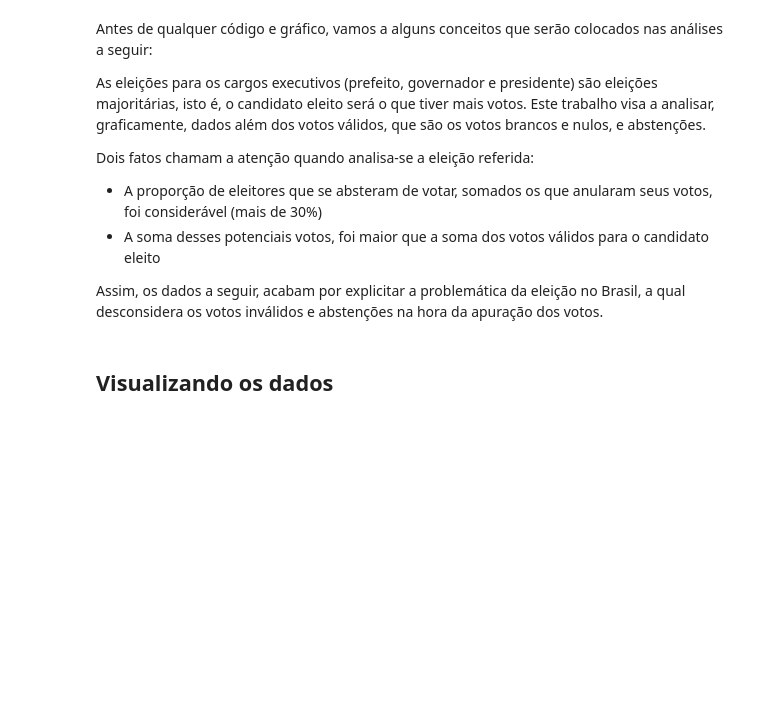
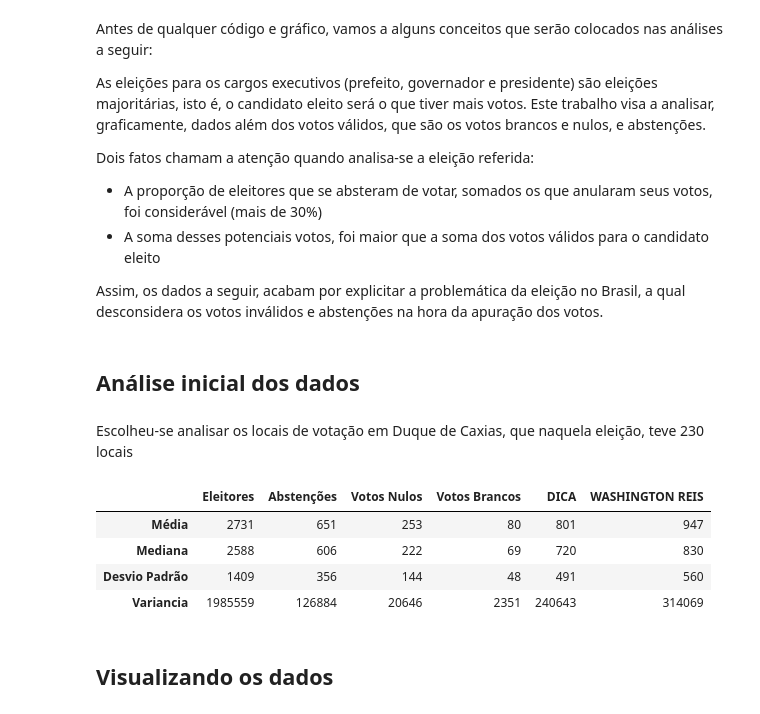
Before and after one commit to emanuelgsouza/eleicoes-dc-2016, a Jupyter notebook: analysis/eleicoes-dc-analysis.ipynb, the cells around one changed output. Cells and saved outputs as stored; diff of their text form; code cells hidden in the pictures; blank space fills up the shorter version.

Commit message:
added more comments and analysis

```diff
--- a/analysis/eleicoes-dc-analysis.ipynb
+++ b/analysis/eleicoes-dc-analysis.ipynb
@@ -19,6 +19,7 @@ from eleicoes_analysis import *
 
 df_secao = pd.read_csv('dataset/detalhe_votacao_secao_duque_de_caxias.csv')
 df_zona = pd.read_csv('dataset/detalhe_votacao_zona_duque_de_caxias.csv')
+df_local_votacao = pd.read_csv('dataset/detalhe_votacao_localizacao_consolidado_duque_de_caxias.csv')
 
 numeros_consolidados = getConsolidateNumbers(df_secao)
 total_votos_validos = numeros_consolidados.get('validos')
@@ -31,6 +32,36 @@ numeros_consolidados_por_candidato = getConsolidateNumbersByCandidate(df_zona)
 nameVotes = getNameVotesByCandidate(numeros_consolidados_por_candidato)
 cand1 = nameVotes.get('cand1')
 cand2 = nameVotes.get('cand2')
+# %% [markdown]
+## Análise inicial dos dados
+# %% [markdown]
+Escolheu-se analisar os locais de votação em Duque de Caxias, que naquela eleição, teve 230 locais
+# %%
+columns = [ 'Eleitores', 'Abstenções', 'Votos Nulos', 'Votos Brancos', 'DICA', 'WASHINGTON REIS' ]
+indexes = [ 'Média', 'Mediana', 'Desvio Padrão', 'Variancia' ]
+
+aptos = getStatisticAnalysisByProp(df = df_local_votacao, prop = 'aptos')
+nulos = getStatisticAnalysisByProp(df = df_local_votacao, prop = 'votos_nulos')
+brancos = getStatisticAnalysisByProp(df = df_local_votacao, prop = 'votos_brancos')
+abstencoes = getStatisticAnalysisByProp(df = df_local_votacao, prop = 'abstencoes')
+dica = getStatisticAnalysisByProp(df = df_local_votacao, prop = 'DICA')
+wr = getStatisticAnalysisByProp(df = df_local_votacao, prop = 'WASHINGTON REIS')
+_dict = {
+    'Eleitores': [ aptos.get('mean'), aptos.get('median'), aptos.get('std'), aptos.get('var') ],
+    'Abstenções': [ abstencoes.get('mean'), abstencoes.get('median'), abstencoes.get('std'), abstencoes.get('var') ],
+    'Votos Nulos': [ nulos.get('mean'), nulos.get('median'), nulos.get('std'), nulos.get('var') ],
+    'Votos Brancos': [ brancos.get('mean'), brancos.get('median'), brancos.get('std'), brancos.get('var') ],
+    'DICA': [ dica.get('mean'), dica.get('median'), dica.get('std'), dica.get('var') ],
+    'WASHINGTON REIS': [ wr.get('mean'), wr.get('median'), wr.get('std'), wr.get('var') ]
+}
+
+pd.DataFrame(data = _dict, columns = columns, index = indexes)
+# %% [output]
+|  | Eleitores | Abstenções | Votos Nulos | Votos Brancos | DICA | WASHINGTON REIS |
+| Média | 2731 | 651 | 253 | 80 | 801 | 947 |
+| Mediana | 2588 | 606 | 222 | 69 | 720 | 830 |
+| Desvio Padrão | 1409 | 356 | 144 | 48 | 491 | 560 |
+| Variancia | 1985559 | 126884 | 20646 | 2351 | 240643 | 314069 |
 # %% [markdown]
 ## Visualizando os dados
 # %% [markdown]
```
Also changed, not shown: parts of 1 cell of this notebook, 1 other file.
